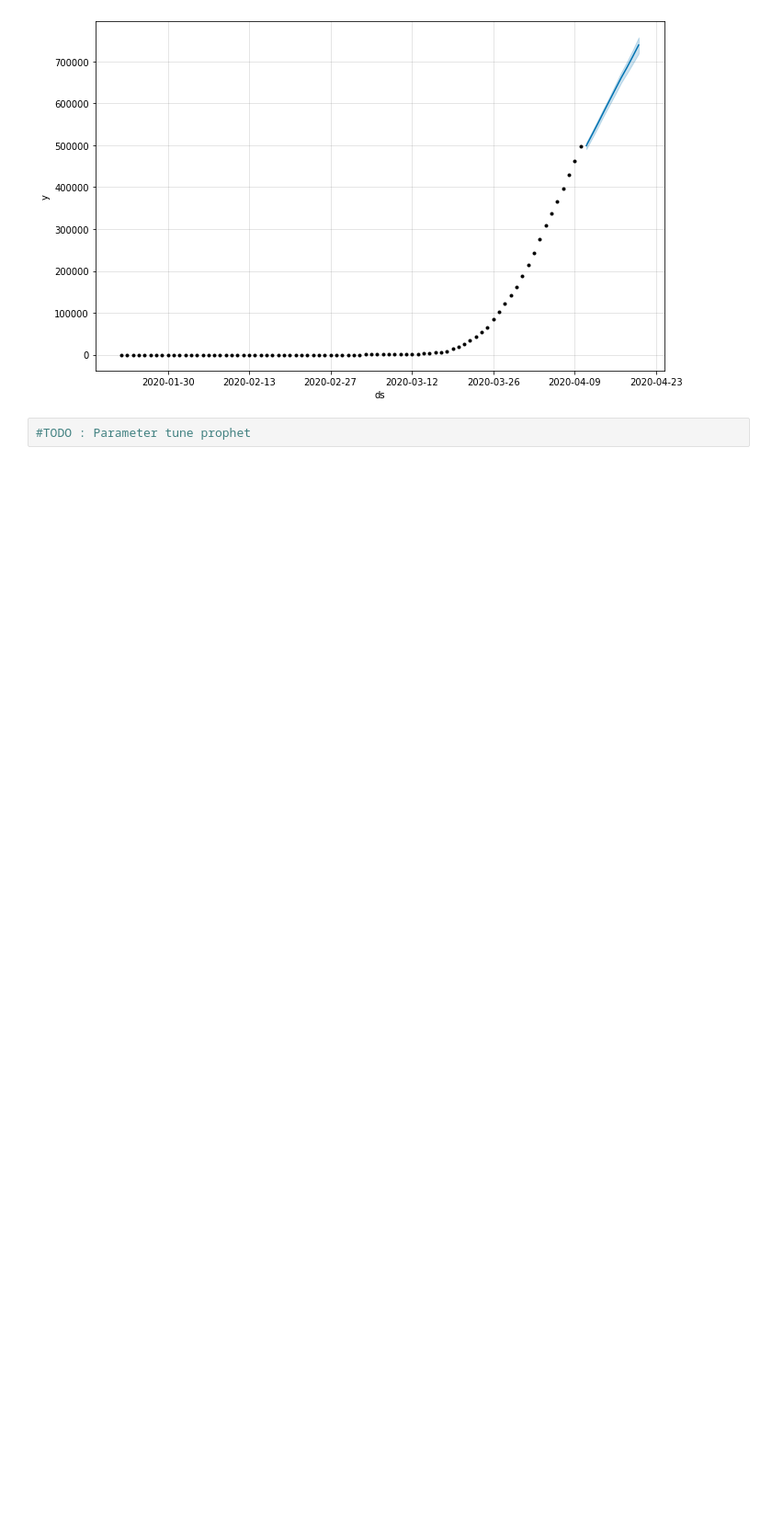
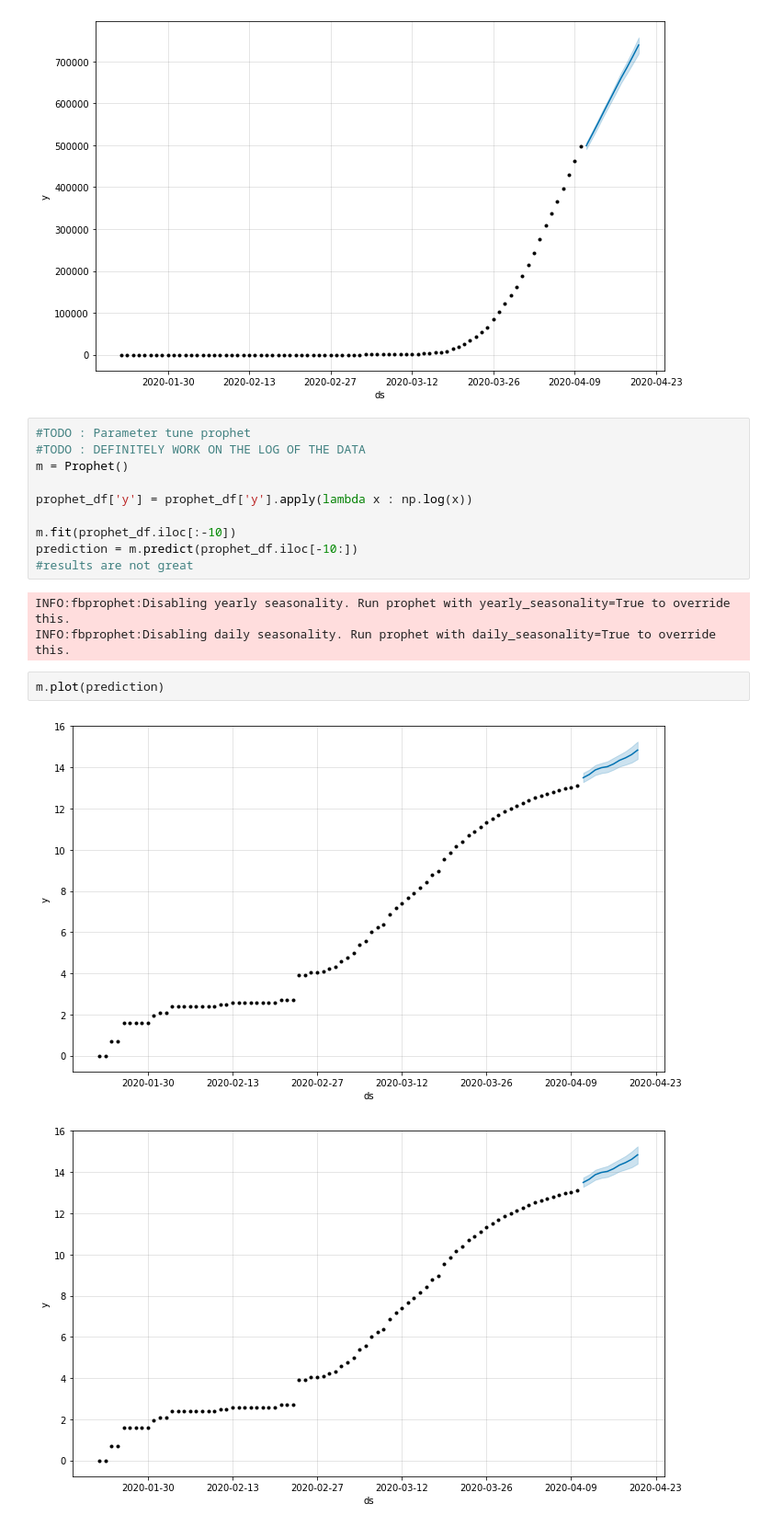
Before and after one commit to lcbeas/covid_track1, a Jupyter notebook: JHU-4-20-2020/ARMA_baseline.ipynb, the cells around one changed output. Shown: that part at 92% size. Drawn from its saved outputs; the diff is of its cells as text; blank space fills up the shorter version.

```diff
--- a/JHU-4-20-2020/ARMA_baseline.ipynb
+++ b/JHU-4-20-2020/ARMA_baseline.ipynb
@@ -79,5 +79,21 @@ m.plot(prediction)
 # %% [output]
 [figure]
 [figure]
-# %%
-#TODO : Parameter tune prophet
+# %%
+#TODO : Parameter tune prophet
+#TODO : DEFINITELY WORK ON THE LOG OF THE DATA
+m = Prophet()
+
+prophet_df['y'] = prophet_df['y'].apply(lambda x : np.log(x))
+
+m.fit(prophet_df.iloc[:-10])
+prediction = m.predict(prophet_df.iloc[-10:])
+#results are not great
+# %% [output]
+INFO:fbprophet:Disabling yearly seasonality. Run prophet with yearly_seasonality=True to override this.
+INFO:fbprophet:Disabling daily seasonality. Run prophet with daily_seasonality=True to override this.
+# %%
+m.plot(prediction)
+# %% [output]
+[figure, added]
+[figure, added]
```
